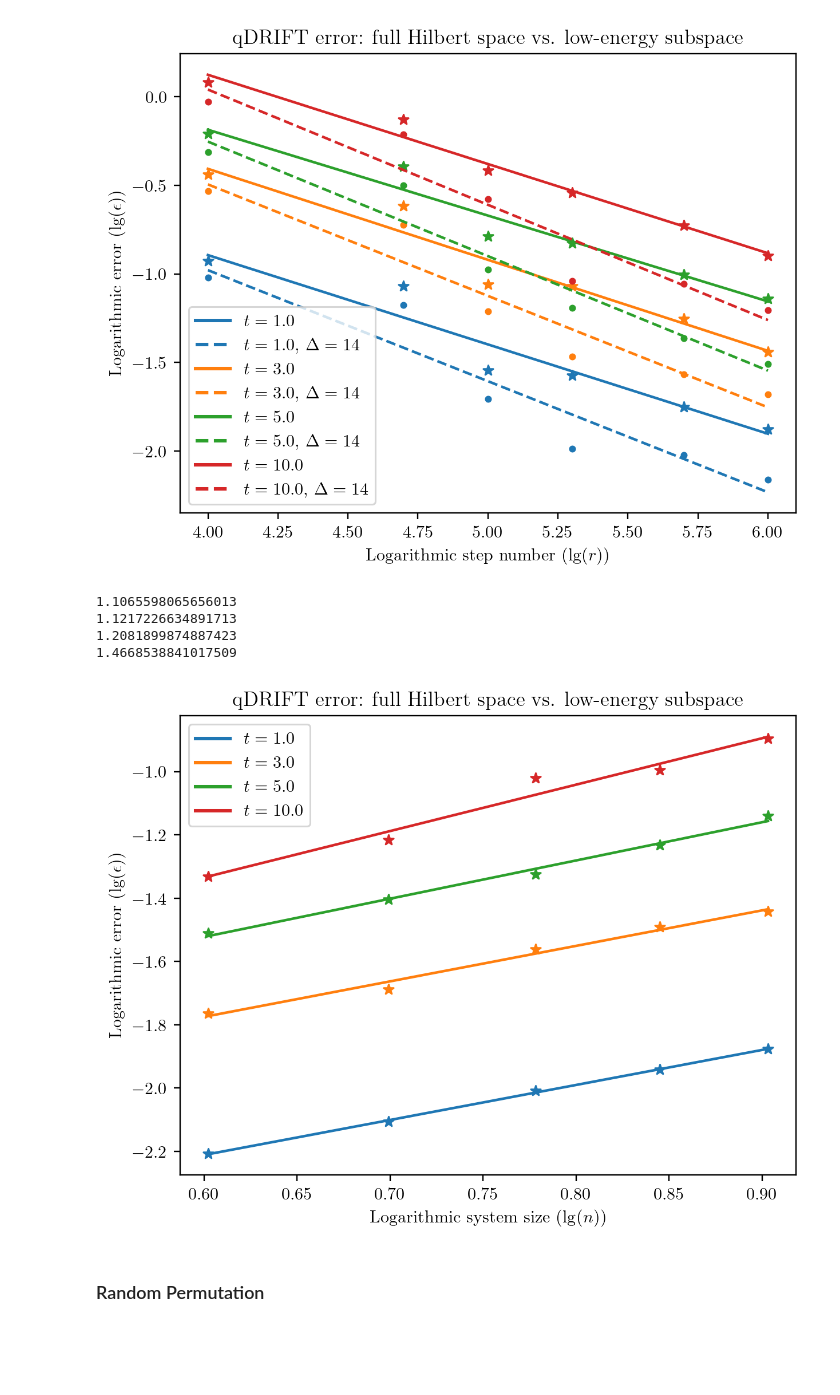
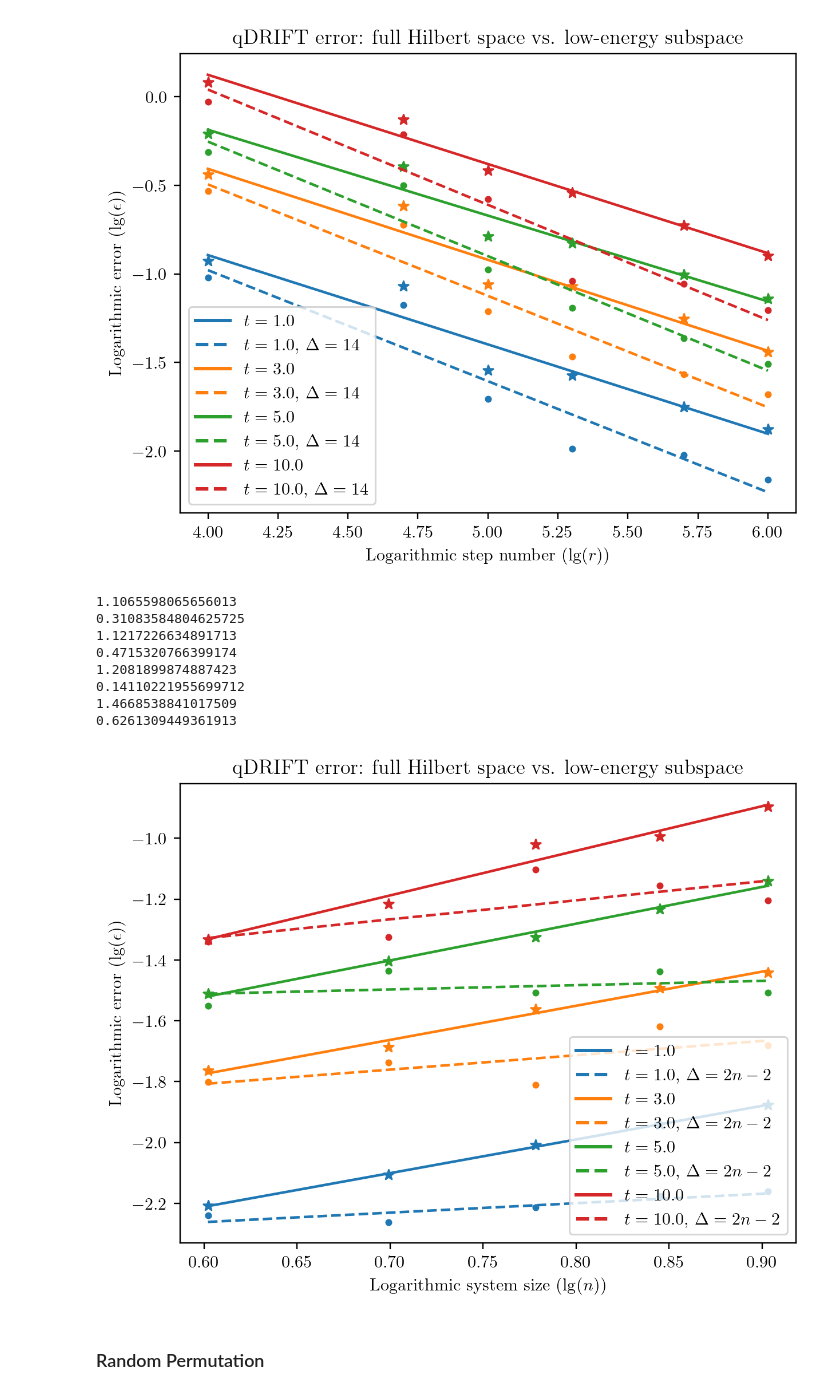
Before and after one commit to Qubit-Fernand/Digital-Quantum-Simulation, a Jupyter notebook: Figure/Plotting.ipynb, the cells around one changed output. Drawn from its saved outputs; the diff is of its cells as text; code cells hidden in the pictures; blank space fills up the shorter version.

```diff
--- a/Figure/Plotting.ipynb
+++ b/Figure/Plotting.ipynb
@@ -190,10 +190,10 @@ Delta = 4
 index = 5 # 1000000
 n_4 = '../qDRIFT/norm_1x4_6.mat'
 n_5 = '../qDRIFT/norm_1x5_8.mat'
-n_6 = '../qDRIFT/norm_1x6_10.mat'
-n_7 = '../qDRIFT/norm_1x7_12.mat'
+n_6 = '../qDRIFT/norm_1x6_10.mat' # 10.01
+n_7 = '../qDRIFT/norm_1x7_12.mat' # 12.01
 n_8 = '../qDRIFT/norm_1x8_14.mat'
-n_9 = '../qDRIFT/norm_1x8_14.mat'
+# n_9 = '../qDRIFT/norm_1x9_16.mat'
 
 t_1 = np.array([(loadmat(n_4)['t_1'].flatten())[index], (loadmat(n_5)['t_1'].flatten())[index], (loadmat(n_6)['t_1'].flatten())[index], (loadmat(n_7)['t_1'].flatten())[index], (loadmat(n_8)['t_1'].flatten())[index]]) #(loadmat(n_9)['t_1'].flatten())[index]])
 t_1_Delta = np.array([(loadmat(n_4)['t_1_Delta'].flatten())[index], (loadmat(n_5)['t_1_Delta'].flatten())[index], (loadmat(n_6)['t_1_Delta'].flatten())[index], (loadmat(n_7)['t_1_Delta'].flatten())[index], (loadmat(n_8)['t_1_Delta'].flatten())[index]]) #(loadmat(n_9)['t_1_Delta'].flatten())[index]])
@@ -243,47 +243,51 @@ ax.set_title('qDRIFT error: full Hilbert space vs. low-energy subspace')
 ax.set_xlabel('Logarithmic system size ($\lg(n)$)')
 ax.set_ylabel('Logarithmic error ($\lg(\epsilon)$)')
 
 ax.scatter(step_number, t_1, marker = '*', color = '#1f77b4')
 ax.plot(step_number_new, poly_t_1(step_number_new), color = '#1f77b4', linestyle = '-', label='$t=1.0$')
 
-# ax.scatter(step_number, t_1_Delta, marker ='.', color = '#1f77b4')
-# ax.plot(step_number_new, poly_t_1_Delta(step_number_new), color = '#1f77b4', linestyle = '--', label='$t=1.0$, $\Delta = {Delta}$'.format(Delta = Delta))
+ax.scatter(step_number, t_1_Delta, marker ='.', color = '#1f77b4')
+ax.plot(step_number_new, poly_t_1_Delta(step_number_new), color = '#1f77b4', linestyle = '--', label='$t=1.0$, $\Delta = 2n-2$')
 
 ax.scatter(step_number, t_3, marker = '*', color = '#ff7f0e')
 ax.plot(step_number_new, poly_t_3(step_number_new), color = '#ff7f0e', linestyle = '-', label='$t=3.0$')
 
-# ax.scatter(step_number, t_3_Delta, marker ='.', color = '#ff7f0e')
-# ax.plot(step_number_new, poly_t_3_Delta(step_number_new), color = '#ff7f0e', linestyle = '--', label='$t=3.0$, $\Delta = {Delta}$'.format(Delta = Delta))
+ax.scatter(step_number, t_3_Delta, marker ='.', color = '#ff7f0e')
+ax.plot(step_number_new, poly_t_3_Delta(step_number_new), color = '#ff7f0e', linestyle = '--', label='$t=3.0$, $\Delta = 2n-2$')
 
 ax.scatter(step_number, t_5, marker = '*', color = '#2ca02c')
 ax.plot(step_number_new, poly_t_5(step_number_new), color = '#2ca02c', linestyle = '-', label='$t=5.0$')
 
-# ax.scatter(step_number, t_5_Delta, marker ='.', color = '#2ca02c')
-# ax.plot(step_number_new, poly_t_5_Delta(step_number_new), color = '#2ca02c', linestyle = '--', label='$t=5.0$, $\Delta = {Delta}$'.format(Delta = Delta))
+ax.scatter(step_number, t_5_Delta, marker ='.', color = '#2ca02c')
+ax.plot(step_number_new, poly_t_5_Delta(step_number_new), color = '#2ca02c', linestyle = '--', label='$t=5.0$, $\Delta = 2n-2$')
 
 ax.scatter(step_number, t_10, marker = '*', color = '#d62728')
 ax.plot(step_number_new, poly_t_10(step_number_new), color = '#d62728', linestyle = '-', label='$t=10.0$')
 
-# ax.scatter(step_number, t_10_Delta, marker ='.', color = '#d62728')
-# ax.plot(step_number_new, poly_t_10_Delta(step_number_new), color = '#d62728', linestyle = '--', label='$t=10.0$, $\Delta = {Delta}$'.format(Delta = Delta))
+ax.scatter(step_number, t_10_Delta, marker ='.', color = '#d62728')
+ax.plot(step_number_new, poly_t_10_Delta(step_number_new), color = '#d62728', linestyle = '--', label='$t=10.0$, $\Delta = 2n-2$')
 ax.legend(handler_map={plt.Line2D: ColorLineStyleHandler()})
 
 print(poly_t_1[1])
-# print(poly_t_1_Delta[1])
+print(poly_t_1_Delta[1])
 print(poly_t_3[1])
-# print(poly_t_3_Delta[1])
+print(poly_t_3_Delta[1])
 print(poly_t_5[1])
-# print(poly_t_5_Delta[1])
+print(poly_t_5_Delta[1])
 print(poly_t_10[1])
-# print(poly_t_10_Delta[1])
+print(poly_t_10_Delta[1])
 
-fig.savefig('qDRIFT-n.pdf', dpi=600, format='pdf')
+# fig.savefig('qDRIFT-n.pdf', dpi=600, format='pdf')
 # %% [output]
 1.1065598065656013
+0.31083584804625725
 1.1217226634891713
+0.4715320766399174
 1.2081899874887423
+0.14110221955699712
 1.4668538841017509
+0.6261309449361913
-[figure, old version]
+[figure, new version]
 # %% [markdown]
 ### Random Permutation
 # %%
```
Also changed, not shown: parts of 1 cell of this notebook, 1 other file.
